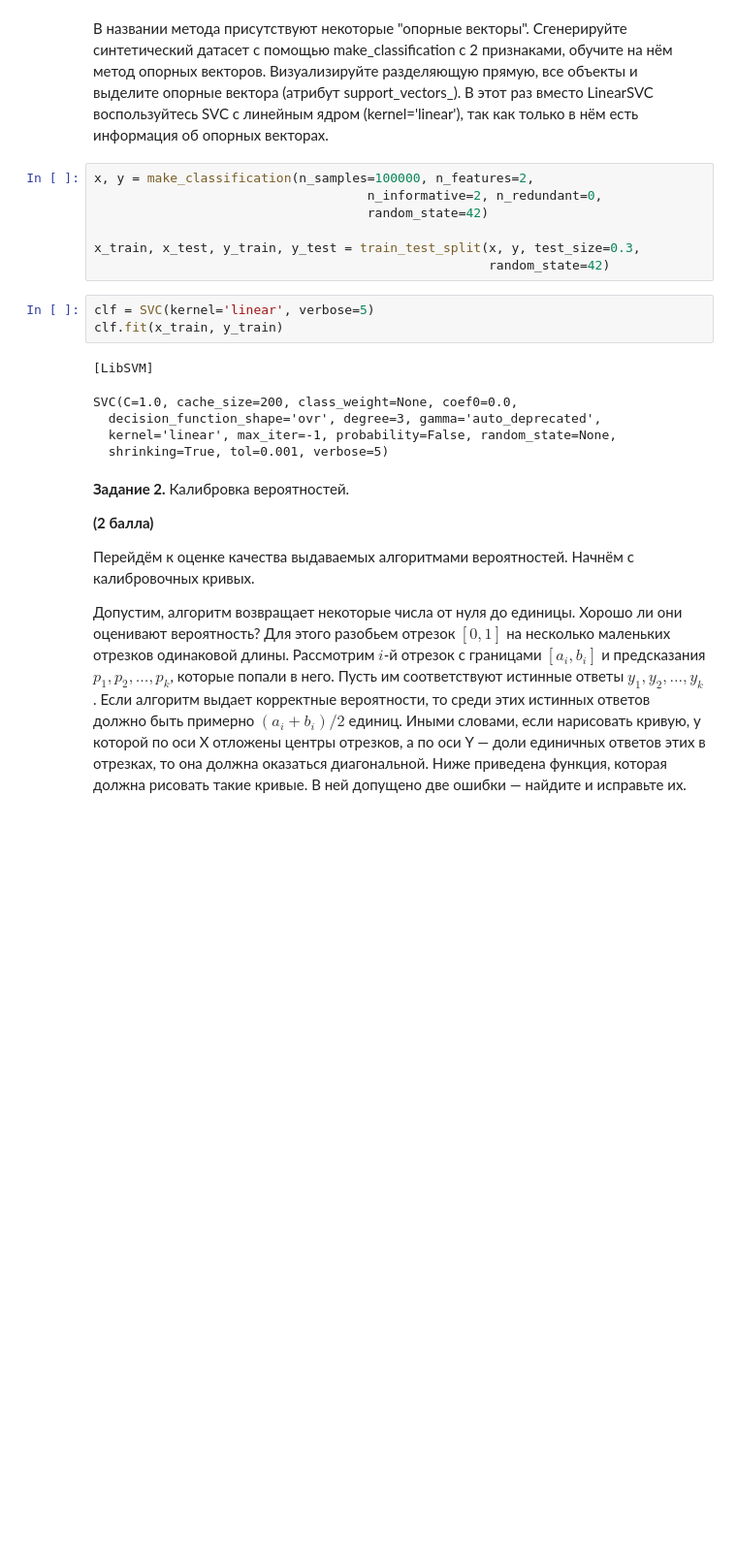
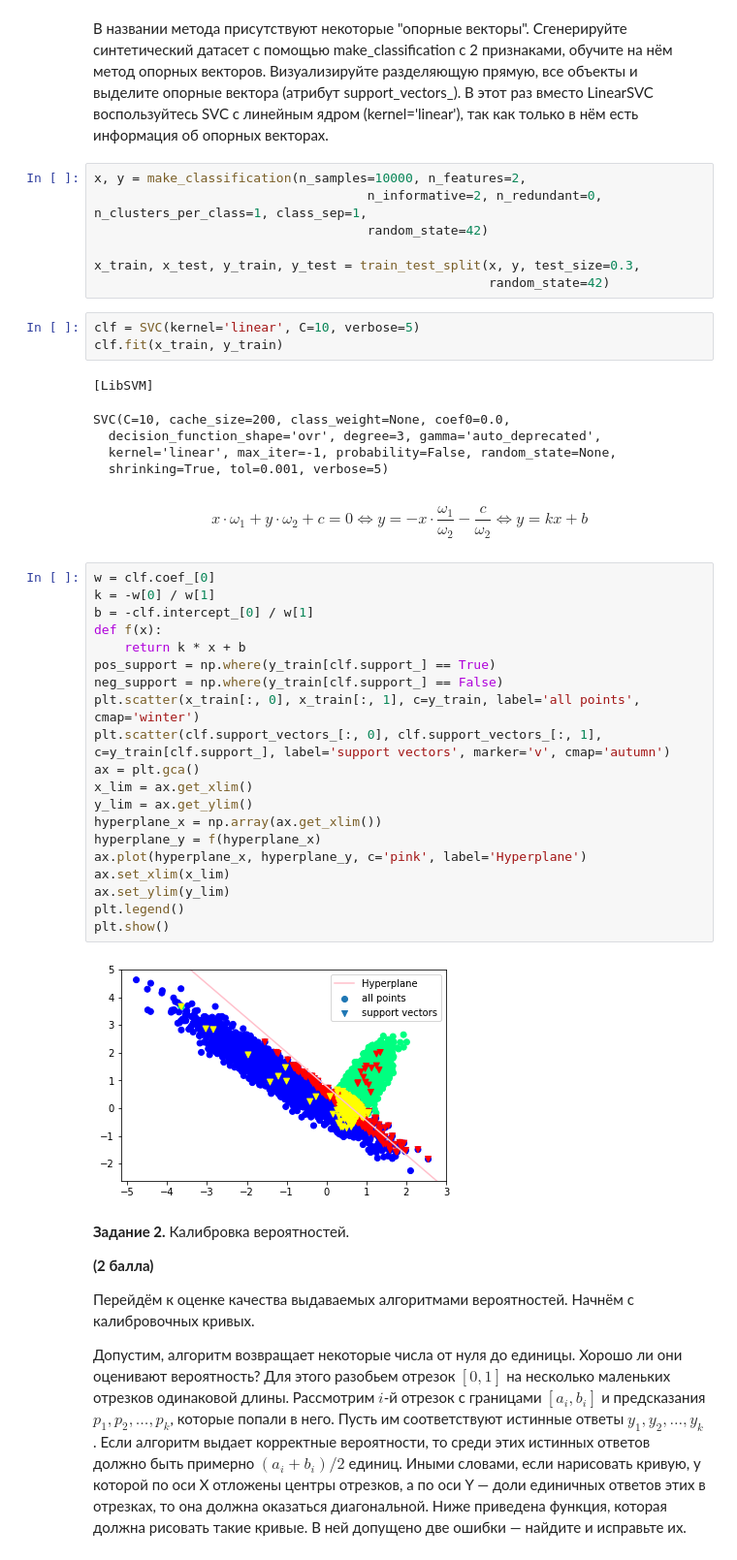
Before and after one commit to Mikhail-off/ML2018, a Jupyter notebook: HW4/homework-practice-04.ipynb, the cells around one changed output. Shown: that part at 97% size. Saved outputs shown, nothing was run; the diff lists cells and outputs as text; blank space fills up the shorter version.

```diff
--- a/HW4/homework-practice-04.ipynb
+++ b/HW4/homework-practice-04.ipynb
@@ -114,21 +114,47 @@ plt.show()
 # %% [markdown]
 В названии метода присутствуют некоторые "опорные векторы". Сгенерируйте синтетический датасет с помощью make_classification с 2 признаками, обучите на нём метод опорных векторов. Визуализируйте разделяющую прямую, все объекты и выделите опорные вектора (атрибут support\_vectors\_). В этот раз вместо LinearSVC воспользуйтесь SVC с линейным ядром (kernel='linear'), так как только в нём есть информация об опорных векторах.
 # %%
-x, y = make_classification(n_samples=100000, n_features=2,
-                                    n_informative=2, n_redundant=0,
+x, y = make_classification(n_samples=10000, n_features=2,
+                                    n_informative=2, n_redundant=0, n_clusters_per_class=1, class_sep=1,
                                     random_state=42)
 
 x_train, x_test, y_train, y_test = train_test_split(x, y, test_size=0.3,
                                                     random_state=42)
 # %%
-clf = SVC(kernel='linear', verbose=5)
+clf = SVC(kernel='linear', C=10, verbose=5)
 clf.fit(x_train, y_train)
 # %% [output]
 [LibSVM]
-SVC(C=1.0, cache_size=200, class_weight=None, coef0=0.0,
+SVC(C=10, cache_size=200, class_weight=None, coef0=0.0,
   decision_function_shape='ovr', degree=3, gamma='auto_deprecated',
   kernel='linear', max_iter=-1, probability=False, random_state=None,
   shrinking=True, tol=0.001, verbose=5)
+# %% [markdown]
+$$
+x\cdot\omega_1 + y\cdot\omega_2 + c = 0 \Leftrightarrow y = -x\cdot\dfrac{\omega_1}{\omega_2} - \dfrac{c}{\omega_2} \Leftrightarrow y = kx + b
+$$
+# %%
+w = clf.coef_[0]
+k = -w[0] / w[1]
+b = -clf.intercept_[0] / w[1]
+def f(x):
+    return k * x + b
+pos_support = np.where(y_train[clf.support_] == True)
+neg_support = np.where(y_train[clf.support_] == False)
+plt.scatter(x_train[:, 0], x_train[:, 1], c=y_train, label='all points', cmap='winter')
+plt.scatter(clf.support_vectors_[:, 0], clf.support_vectors_[:, 1], c=y_train[clf.support_], label='support vectors', marker='v', cmap='autumn')
+ax = plt.gca()
+x_lim = ax.get_xlim()
+y_lim = ax.get_ylim()
+hyperplane_x = np.array(ax.get_xlim())
+hyperplane_y = f(hyperplane_x)
+ax.plot(hyperplane_x, hyperplane_y, c='pink', label='Hyperplane')
+ax.set_xlim(x_lim)
+ax.set_ylim(y_lim)
+plt.legend()
+plt.show()
+# %% [output]
+[figure, added]
 # %% [markdown]
 __Задание 2.__ Калибровка вероятностей.
 
```
Also changed, not shown: parts of 8 cells of this notebook.
